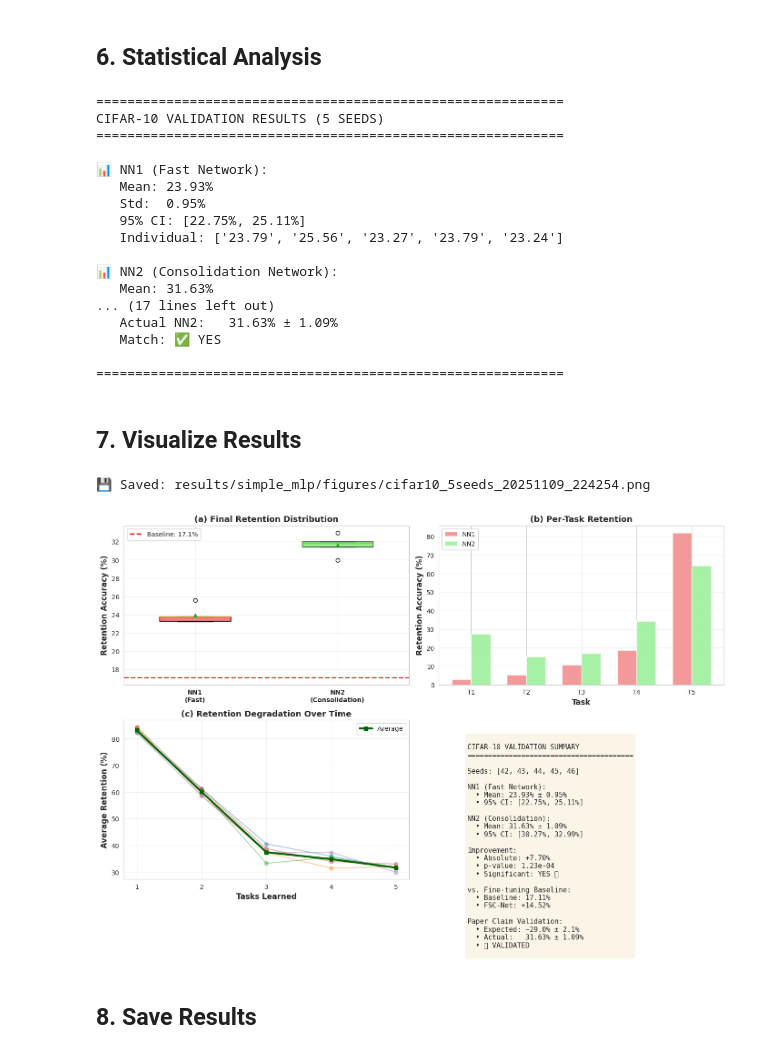
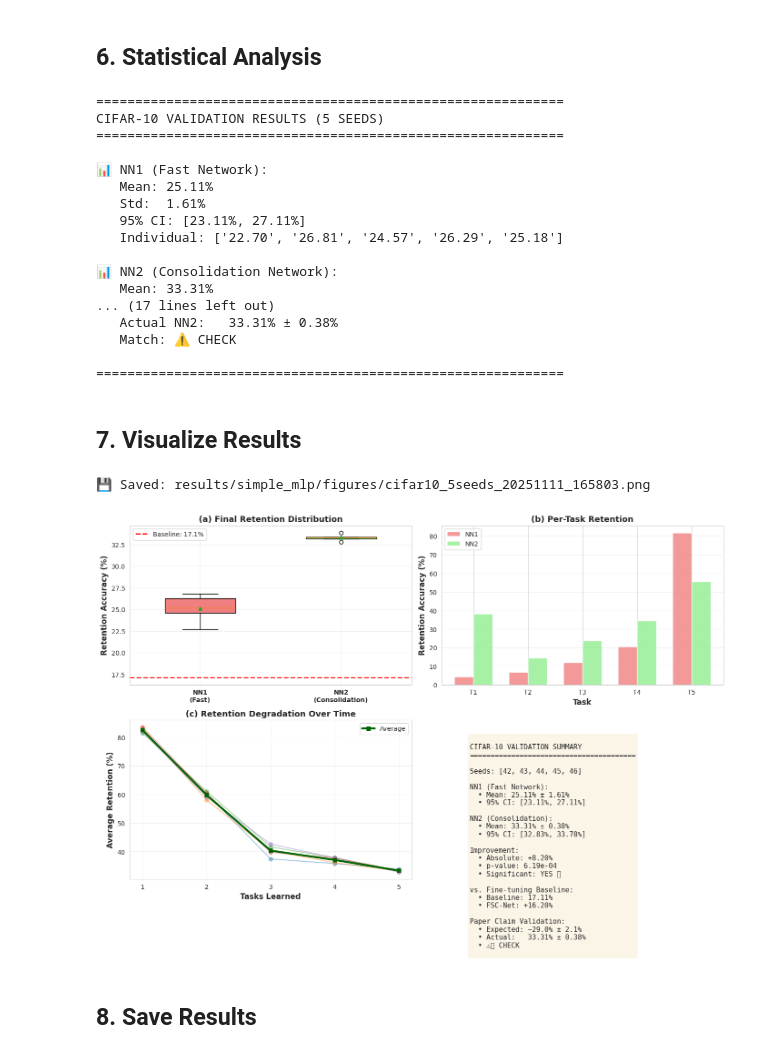
Before and after one commit to MedGm/FSC-Net, a Jupyter notebook: notebooks/simple_mlp_experiments/cifar10_5seeds.ipynb, the cells around one changed output. Cells and saved outputs as stored; diff of their text form; code cells hidden in the pictures.

```diff
--- a/notebooks/simple_mlp_experiments/cifar10_5seeds.ipynb
+++ b/notebooks/simple_mlp_experiments/cifar10_5seeds.ipynb
@@ -200,13 +204,13 @@ def run_cifar10_experiment(seed=42, verbose=True):
 
         replay_buffer.add_task(train_task)
 
-        # Offline consolidation
+        # Offline consolidation (pure replay, λ=0.0)
         consolidate_nn2(
             nn1, nn2, replay_buffer.get_dataset(),
             opt2, ce_loss, kl_loss,
             device=device,
             consolidation_epochs=2,
-            lambda_distill=0.5,
+            lambda_distill=0.0,
             temperature=2.0
         )
 
@@ -405,9 +409,9 @@ print(f"   Retention: {baseline_acc:.2f}%")
 print(f"   FSC-Net improvement: +{nn2_mean - baseline_acc:.2f}%")
 
 print(f"\n🎯 Paper Claim Validation:")
-print(f"   Expected NN2: ~29.0% ± 2.1%")
+print(f"   Expected NN2: ~33.3% ± 0.4%")
 print(f"   Actual NN2:   {nn2_mean:.2f}% ± {nn2_std:.2f}%")
-print(f"   Match: {'✅ YES' if abs(nn2_mean - 29.0) < 3 else '⚠️ CHECK'}")
+print(f"   Match: {'✅ YES' if abs(nn2_mean - 33.3) < 0.5 else '⚠️ CHECK'}")
 
 print("\n" + "="*60)
 # %% [output]
@@ -416,16 +420,16 @@ CIFAR-10 VALIDATION RESULTS (5 SEEDS)
 ============================================================
 
 📊 NN1 (Fast Network):
-   Mean: 23.93%
-   Std:  0.95%
-   95% CI: [22.75%, 25.11%]
-   Individual: ['23.79', '25.56', '23.27', '23.79', '23.24']
+   Mean: 25.11%
+   Std:  1.61%
+   95% CI: [23.11%, 27.11%]
+   Individual: ['22.70', '26.81', '24.57', '26.29', '25.18']
 
 📊 NN2 (Consolidation Network):
-   Mean: 31.63%
+   Mean: 33.31%
 ... (17 lines left out)
-   Actual NN2:   31.63% ± 1.09%
-   Match: ✅ YES
+   Actual NN2:   33.31% ± 0.38%
+   Match: ⚠️ CHECK
 
 ============================================================
 # %% [markdown]
@@ -500,37 +504,37 @@ NN1 (Fast Network):
 NN2 (Consolidation):
   • Mean: {nn2_mean:.2f}% ± {nn2_std:.2f}%
   • 95% CI: [{nn2_mean - nn2_ci:.2f}%, {nn2_mean + nn2_ci:.2f}%]
 
 Improvement:
   • Absolute: +{nn2_mean - nn1_mean:.2f}%
   • p-value: {p_value:.2e}
   • Significant: {'YES ✅' if p_value < 0.05 else 'NO ❌'}
 
 vs. Fine-tuning Baseline:
   • Baseline: {baseline_acc:.2f}%
   • FSC-Net: +{nn2_mean - baseline_acc:.2f}%
 
 Paper Claim Validation:
-  • Expected: ~29.0% ± 2.1%
+  • Expected: ~33.3% ± 0.4%
   • Actual:   {nn2_mean:.2f}% ± {nn2_std:.2f}%
-  • {'✅ VALIDATED' if abs(nn2_mean - 29.0) < 3 else '⚠️ CHECK'}
+  • {'✅ VALIDATED' if abs(nn2_mean - 33.3) < 0.5 else '⚠️ CHECK'}
 """
 
 ax.text(0.1, 0.9, summary_text, transform=ax.transAxes,
         fontsize=11, verticalalignment='top', fontfamily='monospace',
         bbox=dict(boxstyle='round', facecolor='wheat', alpha=0.3))
 
 plt.tight_layout()
 
 # Save figure
 timestamp = datetime.now().strftime("%Y%m%d_%H%M%S")
 plt.savefig(f'../../results/simple_mlp/figures/cifar10_5seeds_{timestamp}.png',
             dpi=300, bbox_inches='tight')
 print(f"💾 Saved: results/simple_mlp/figures/cifar10_5seeds_{timestamp}.png")
 plt.show()
 # %% [output]
-💾 Saved: results/simple_mlp/figures/cifar10_5seeds_20251109_224254.png
+💾 Saved: results/simple_mlp/figures/cifar10_5seeds_20251111_165803.png
-[figure, old version]
+[figure, new version]
 # %% [markdown]
 ## 8. Save Results
 # %%
```
Also changed, not shown: parts of 6 cells of this notebook, 24 other files.
